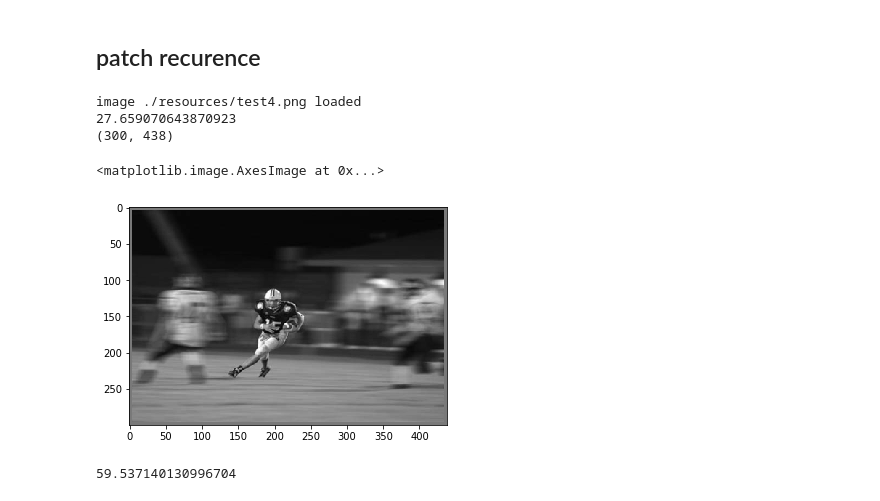
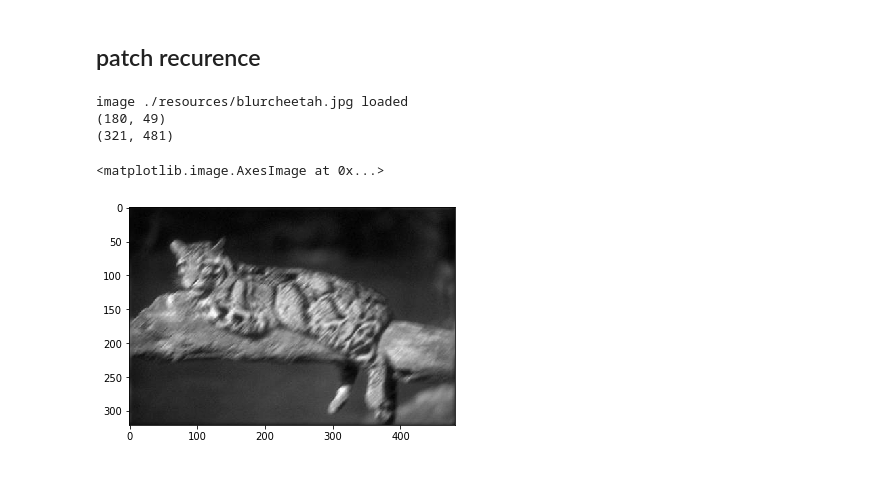
Before and after one commit to alti-tude/blind_deblurring, a Jupyter notebook: deconv.ipynb, the cells around one changed output. Cells and saved outputs as stored; diff of their text form; code cells hidden in the pictures.

```diff
--- a/deconv.ipynb
+++ b/deconv.ipynb
@@ -54,2 +34,10 @@ image ./resources/blu.png loaded
 # %% [markdown]
 ## patch recurence
+# %%
+itera = 1
+patchSize = 7
+alpha = 4/3
+beta = patchSize*patchSize
+lam = 30*beta
+lambda2 = 0#patchSize*patchSize
+max_mag = patchSize-2
@@ -93,20 +76,16 @@ def bkMat(K_mag, K_dir, patch_size=31):
-# %%
-img = downscale(utils.loadImage('./resources/test4.png', 'gray'), 1)/255
-noise, noised_img = pinkNoise.addNoise(img*255, exponent = -1)
-# magnitude, directions = reblur.getImageBlurEstimate(noised_img, 7)
-# K_mat = bkMat(magnitude, directions, 7)
-# K_matrot = bkMat(magnitude, directions+180, 7)
-# K_mat = bkMat(7*np.ones(img.shape), 45*np.ones(img.shape), 7)
-# K_matrot = K_mat
-x = img
-print(x.shape)
-plt.imshow(x, cmap='gray')
-# %% [output]
-image ./resources/test4.png loaded
-27.659070643870923
-(300, 438)
-<matplotlib.image.AxesImage at 0x...>
-[figure, removed]
+# %%
+img = utils.loadImage('./resources/blurcheetah.jpg', 'gray')/255
+kernels = reblur.generateKernels(max_mag, 1, patchSize)
+
+x = img
+print(x.shape)
+plt.imshow(x, cmap='gray')
+# %% [output]
+image ./resources/blurcheetah.jpg loaded
+(180, 49)
+(321, 481)
+<matplotlib.image.AxesImage at 0x...>
+[figure, added]
 # %%
 from annoy import AnnoyIndex
 
@@ -192,5 +159,5 @@ def getPrior(img, patch_size, alpha, h, stride):
 # %%
-K_mat = bkMat(7*np.ones(img.shape), 45*np.ones(img.shape), 31)
+# K_mat = bkMat(7*np.ones(img.shape), 45*np.ones(img.shape), 9)
+
+K_mat = np.zeros((9*9, img.shape[0]*img.shape[1]))
 K_matrot = K_mat
-# %% [output]
-59.537140130996704
```
Also changed, not shown: parts of 15 cells of this notebook, 8 other files.
